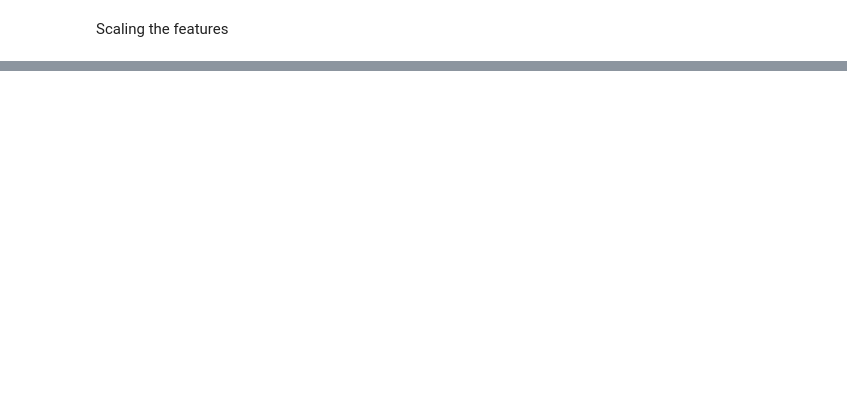
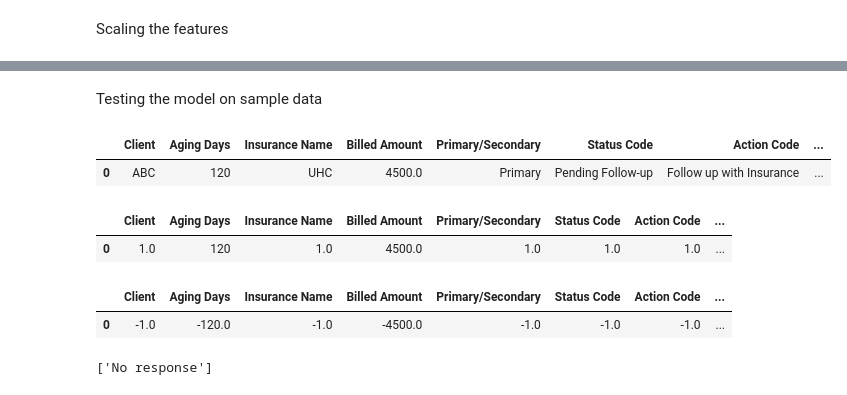
Before and after one commit to manasacharyagit/claim-detection, a Jupyter notebook: predictiveanalysis.ipynb, the cells around one changed output, grey strips where cells are left out. Drawn from its saved outputs; the diff is of its cells as text; code cells hidden in the pictures; blank space fills up the shorter version.

```diff
--- a/predictiveanalysis.ipynb
+++ b/predictiveanalysis.ipynb
@@ -169,0 +220,45 @@ print(y_pred)
+# %% [markdown]
+Testing the model on sample data
+# %%
+sample = pd.DataFrame([{
+    'Client': 'ABC',
+    'Aging Days': 120,
+    'Insurance Name': 'UHC',
+    'Billed Amount': 4500.0,
+    'Primary/Secondary': 'Primary',
+    'Status Code': 'Pending Follow-up',
+    'Action Code': 'Follow up with Insurance',
+    'Assigned To': 'Billing Team',
+}])
+
+sample.head()
+# %% [output]
+|  | Client | Aging Days | Insurance Name | Billed Amount | Primary/Secondary | Status Code | Action Code | ... |
+| 0 | ABC | 120 | UHC | 4500.0 | Primary | Pending Follow-up | Follow up with Insurance | ... |
+# %%
+#encoding
+cat_cols = sample.select_dtypes(include='object').columns
+
+for col in cat_cols:
+    value_map = sample[col].value_counts(normalize=True)
+    sample[col] = sample[col].map(value_map)
+
+sample.head()
+# %% [output]
+|  | Client | Aging Days | Insurance Name | Billed Amount | Primary/Secondary | Status Code | Action Code | ... |
+| 0 | 1.0 | 120 | 1.0 | 4500.0 | 1.0 | 1.0 | 1.0 | ... |
+# %%
+#scaling
+sample_scaled = scaler.transform(sample)
+
+sample = pd.DataFrame(sample_scaled, columns=sample.columns)
+
+sample.head()
+# %% [output]
+|  | Client | Aging Days | Insurance Name | Billed Amount | Primary/Secondary | Status Code | Action Code | ... |
+| 0 | -1.0 | -120.0 | -1.0 | -4500.0 | -1.0 | -1.0 | -1.0 | ... |
+# %%
+result = rfmodel.predict(sample)
+print(result)
+# %% [output]
+['No response']
```
Also changed, not shown: parts of 23 cells of this notebook.
